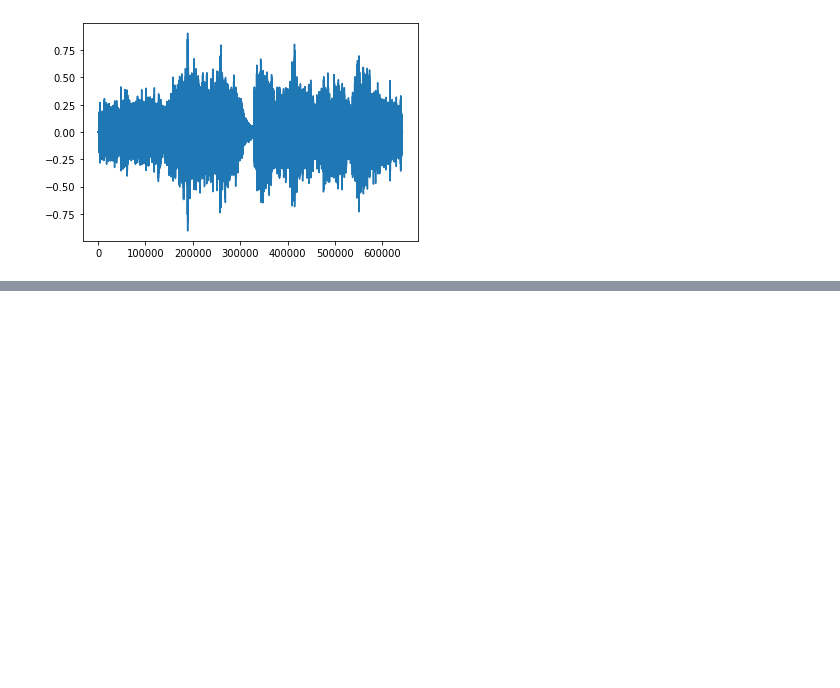
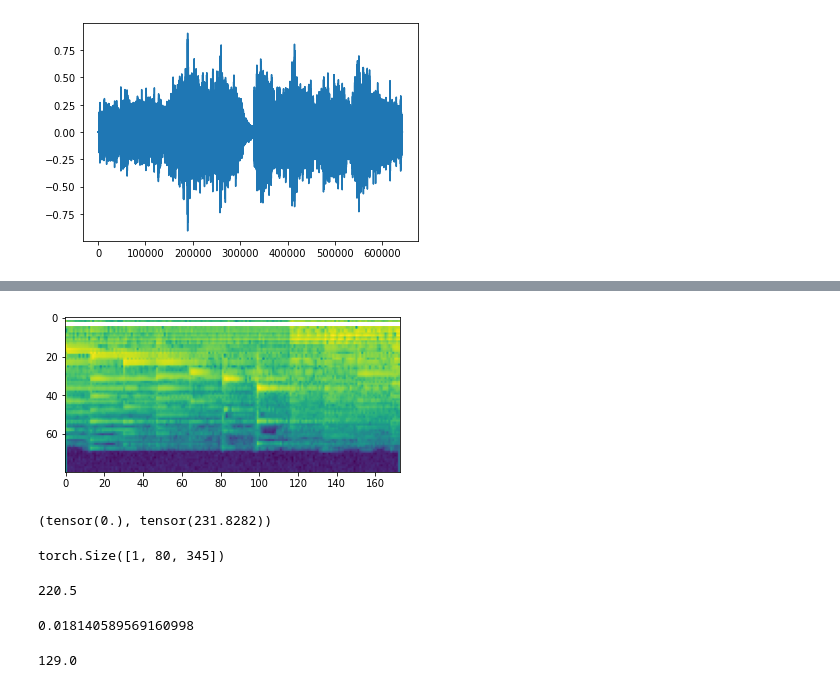
Before and after one commit to jiyunam/mel_spec_music_generation, a Jupyter notebook: notebooks/Frequency Domain.ipynb, the cells around one changed output, grey strips where cells are left out. Cells and saved outputs as stored; diff of their text form; code cells hidden in the pictures; blank space fills up the shorter version.

```diff
--- a/notebooks/Frequency Domain.ipynb
+++ b/notebooks/Frequency Domain.ipynb
@@ -33,0 +56,42 @@ plt.show()
+# %%
+# split waveform into chunks
+chunk_size_s = 2 #s
+chunk_size = int(chunk_size_s * sr)
+
+def chunk_waveform(waveform, chunk_size):
+    idx = 0
+    while idx+chunk_size <= len(waveform):
+        yield waveform[idx:idx+chunk_size]
+        idx += chunk_size
+
+chunks = torch.FloatTensor(list(chunk_waveform(waveform.numpy().squeeze(), chunk_size)))
+# %%
+specgram = torchaudio.transforms.MelSpectrogram(n_mels=80, n_fft=256, hop_length=256)(chunks[10].reshape(1,-1))
+plt.figure()
+plt.imshow(specgram.log2()[0,:,:].numpy())
+plt.show()
+# %% [output]
+[figure, added]
+# %%
+specgram.min(), specgram.max()
+# %% [output]
+(tensor(0.), tensor(231.8282))
+# %%
+specgram.shape
+# %% [output]
+torch.Size([1, 80, 345])
+# %%
+# 400 = default window length of spectrogram function
+# x2 bc overlap
+len(chunks[0])/400 * 2
+# %% [output]
+220.5
+# %%
+# how many seconds is one window looking at?
+400/sr
+# %% [output]
+0.018140589569160998
+# %%
+256/2 + 1
+# %% [output]
+129.0
```
Also changed, not shown: parts of 34 cells of this notebook, 30 other files.
